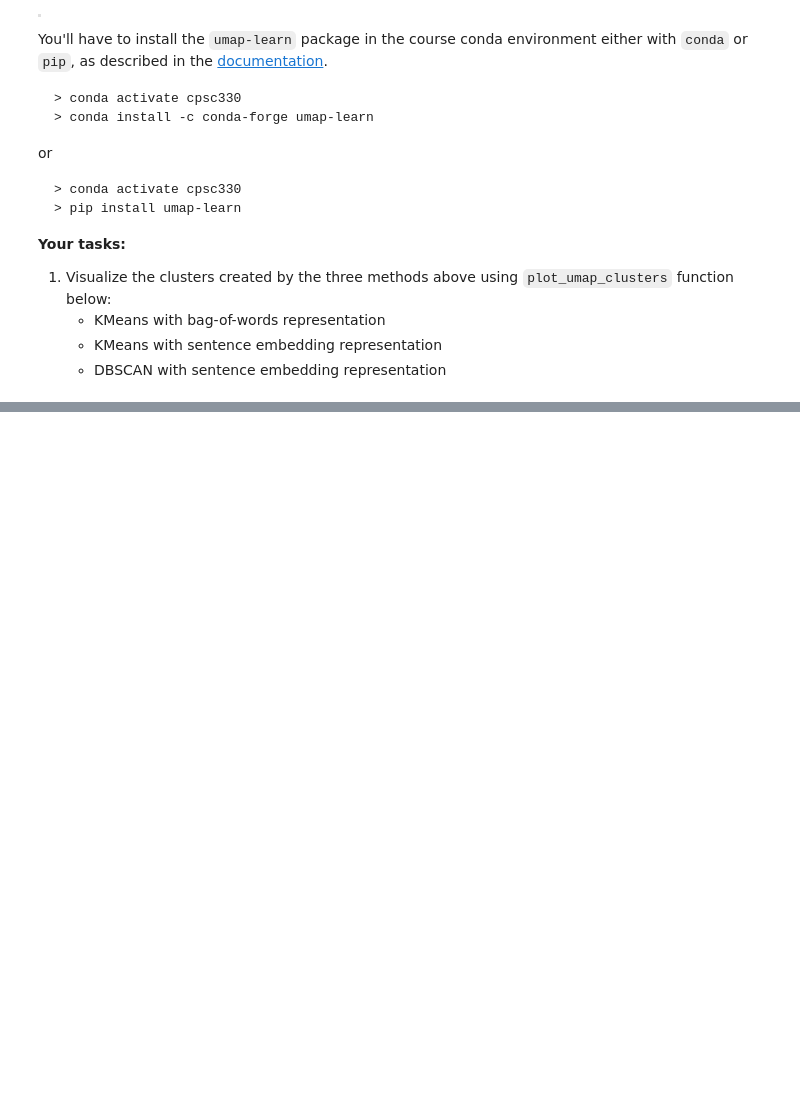
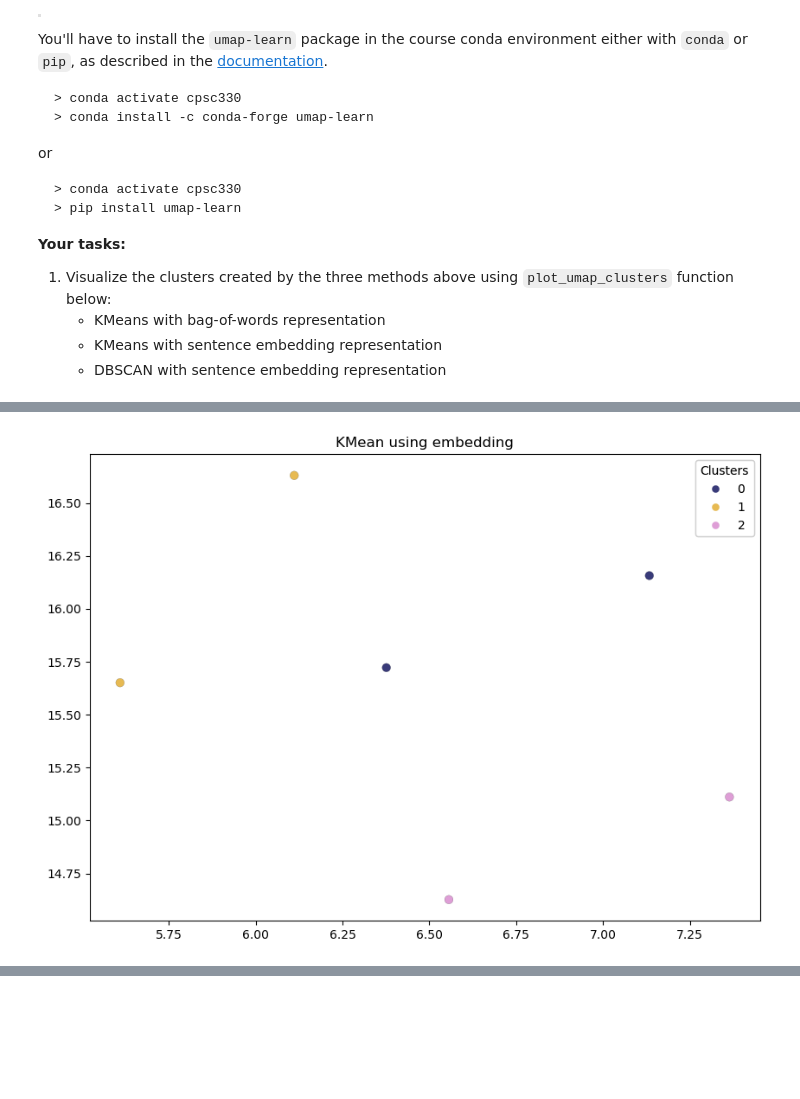
Before and after one commit to Nick-zhen/ML-Project, a Jupyter notebook: hw6/hw6.ipynb, the cells around one changed output, grey strips where cells are left out. Cells and saved outputs as stored; diff of their text form; code cells hidden in the pictures; blank space fills up the shorter version.

```diff
--- a/hw6/hw6.ipynb
+++ b/hw6/hw6.ipynb
@@ -227,0 +246,5 @@ kmeans_emb_labels = None # list
+# %%
+kmeans_emb = KMeans(random_state=42, n_clusters=3) # KMeans object
+kmeans_emb.fit(emb_sents)
+kmeans_emb_labels = kmeans_emb.labels_.tolist() # list
+kmeans_emb_labels
@@ -257,0 +283,5 @@ _Points:_ 4
+# %%
+emb_dbscan = DBSCAN(eps=0.76, min_samples=2, metric='cosine')
+emb_dbscan.fit(emb_sents)
+dbscan_emb_labels = emb_dbscan.labels_.tolist() # list
+dbscan_emb_labels
@@ -398,0 +438,4 @@ _Points:_ 3
+# %%
+plot_umap_clusters(emb_sents, kmeans_emb_labels, title="KMean using embedding")
+# %% [output]
+[figure, added]
```
Also changed, not shown: parts of 19 cells of this notebook.
